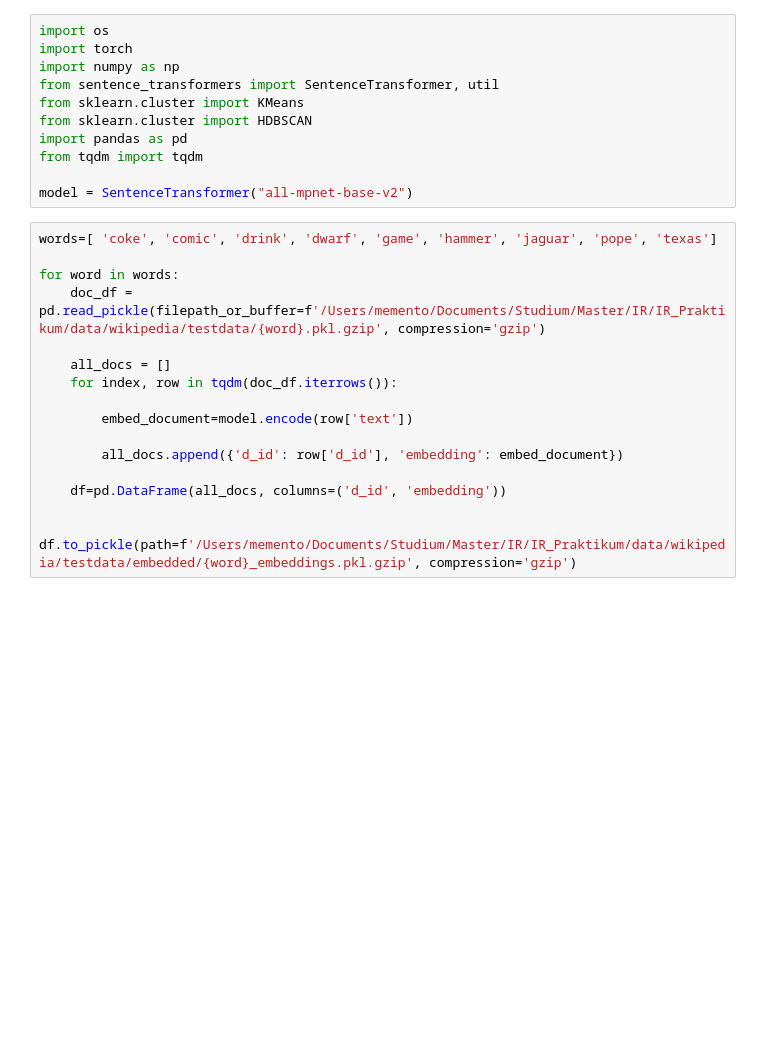
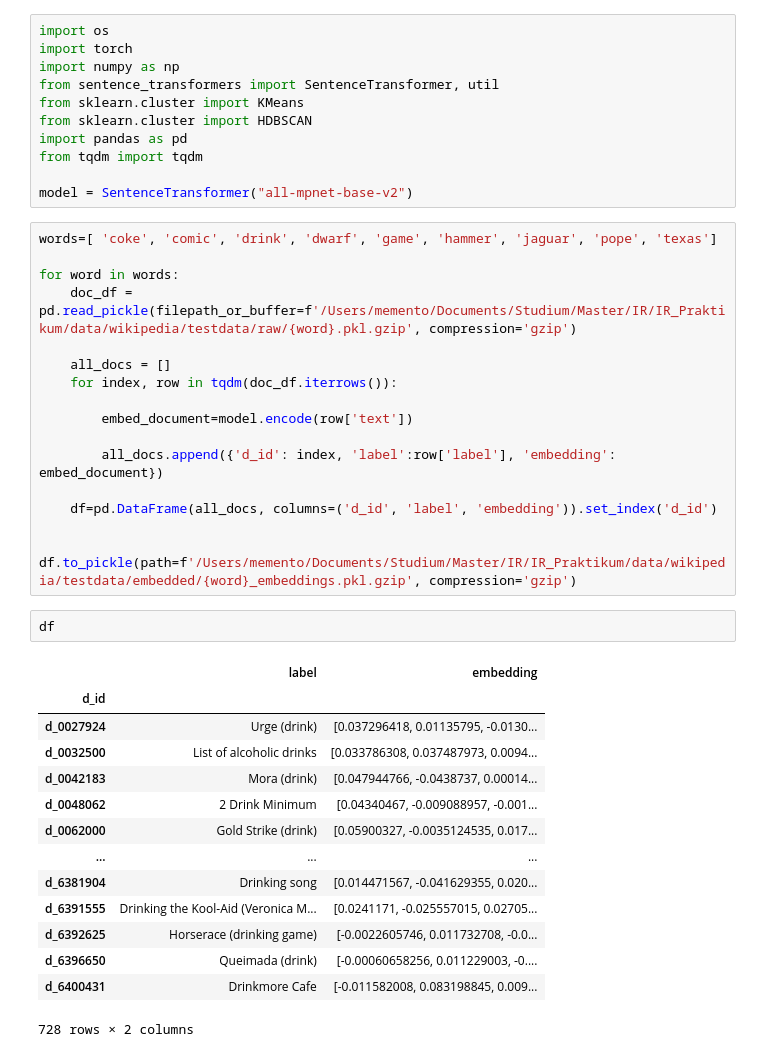
Before and after one commit to emmdie/IR_Praktikum, a Jupyter notebook: src/preprocessing/embeddings-for-testdata.ipynb, the cells around one changed output. Cells and saved outputs as stored; diff of their text form; blank space fills up the shorter version.

```diff
--- a/src/preprocessing/embeddings-for-testdata.ipynb
+++ b/src/preprocessing/embeddings-for-testdata.ipynb
@@ -13,17 +13,34 @@ model = SentenceTransformer("all-mpnet-base-v2")
 words=[ 'coke', 'comic', 'drink', 'dwarf', 'game', 'hammer', 'jaguar', 'pope', 'texas']
 
 for word in words:
-    doc_df = pd.read_pickle(filepath_or_buffer=f'/Users/memento/Documents/Studium/Master/IR/IR_Praktikum/data/wikipedia/testdata/{word}.pkl.gzip', compression='gzip')
+    doc_df = pd.read_pickle(filepath_or_buffer=f'/Users/memento/Documents/Studium/Master/IR/IR_Praktikum/data/wikipedia/testdata/raw/{word}.pkl.gzip', compression='gzip')
 
     all_docs = []
     for index, row in tqdm(doc_df.iterrows()):
 
         embed_document=model.encode(row['text'])
 
-        all_docs.append({'d_id': row['d_id'], 'embedding': embed_document})
+        all_docs.append({'d_id': index, 'label':row['label'], 'embedding': embed_document})
 
-    df=pd.DataFrame(all_docs, columns=('d_id', 'embedding'))
+    df=pd.DataFrame(all_docs, columns=('d_id', 'label', 'embedding')).set_index('d_id')
 
     df.to_pickle(path=f'/Users/memento/Documents/Studium/Master/IR/IR_Praktikum/data/wikipedia/testdata/embedded/{word}_embeddings.pkl.gzip', compression='gzip')
+# %%
+df
+# %% [output]
+|  | label | embedding |
+| d_id |  |  |
+| d_0027924 | Urge (drink) | [0.037296418, 0.01135795, -0.0130... |
+| d_0032500 | List of alcoholic drinks | [0.033786308, 0.037487973, 0.0094... |
+| d_0042183 | Mora (drink) | [0.047944766, -0.0438737, 0.00014... |
+| d_0048062 | 2 Drink Minimum | [0.04340467, -0.009088957, -0.001... |
+| d_0062000 | Gold Strike (drink) | [0.05900327, -0.0035124535, 0.017... |
+| ... | ... | ... |
+| d_6381904 | Drinking song | [0.014471567, -0.041629355, 0.020... |
+| d_6391555 | Drinking the Kool-Aid (Veronica M... | [0.0241171, -0.025557015, 0.02705... |
+| d_6392625 | Horserace (drinking game) | [-0.0022605746, 0.011732708, -0.0... |
+| d_6396650 | Queimada (drink) | [-0.00060658256, 0.011229003, -0.... |
+| d_6400431 | Drinkmore Cafe | [-0.011582008, 0.083198845, 0.009... |
+728 rows × 2 columns
 # %%
 word = 'cat'
```
Also changed, not shown: parts of 1 cell of this notebook, 26 other files.
